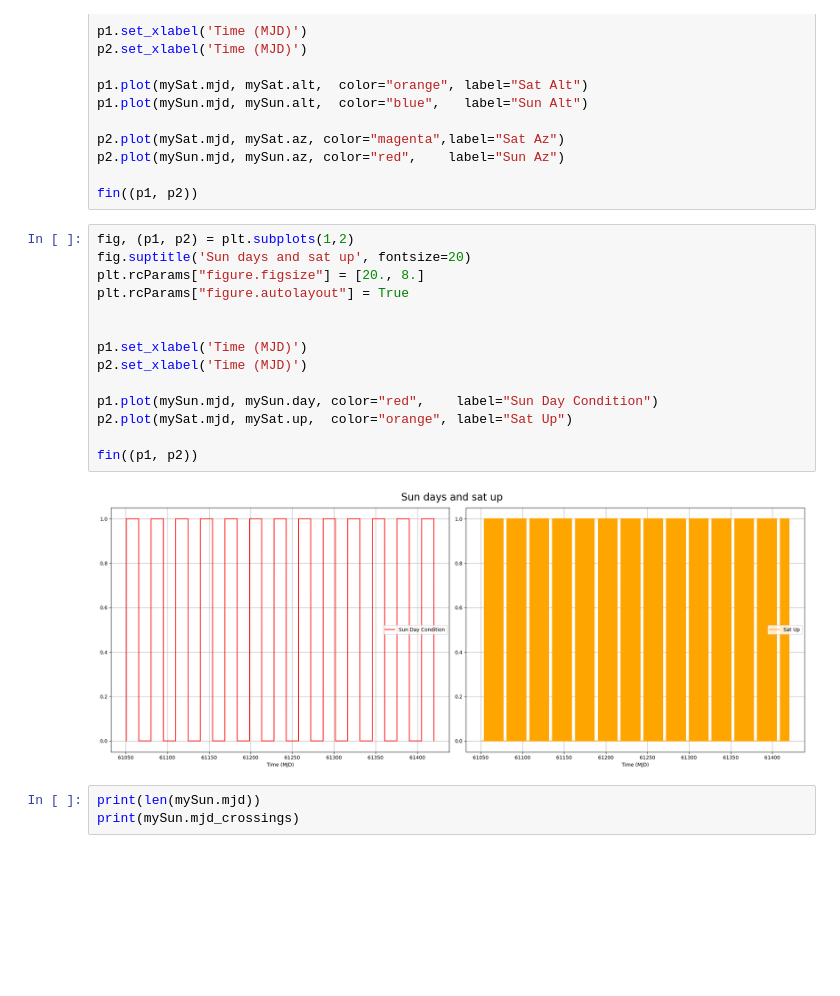
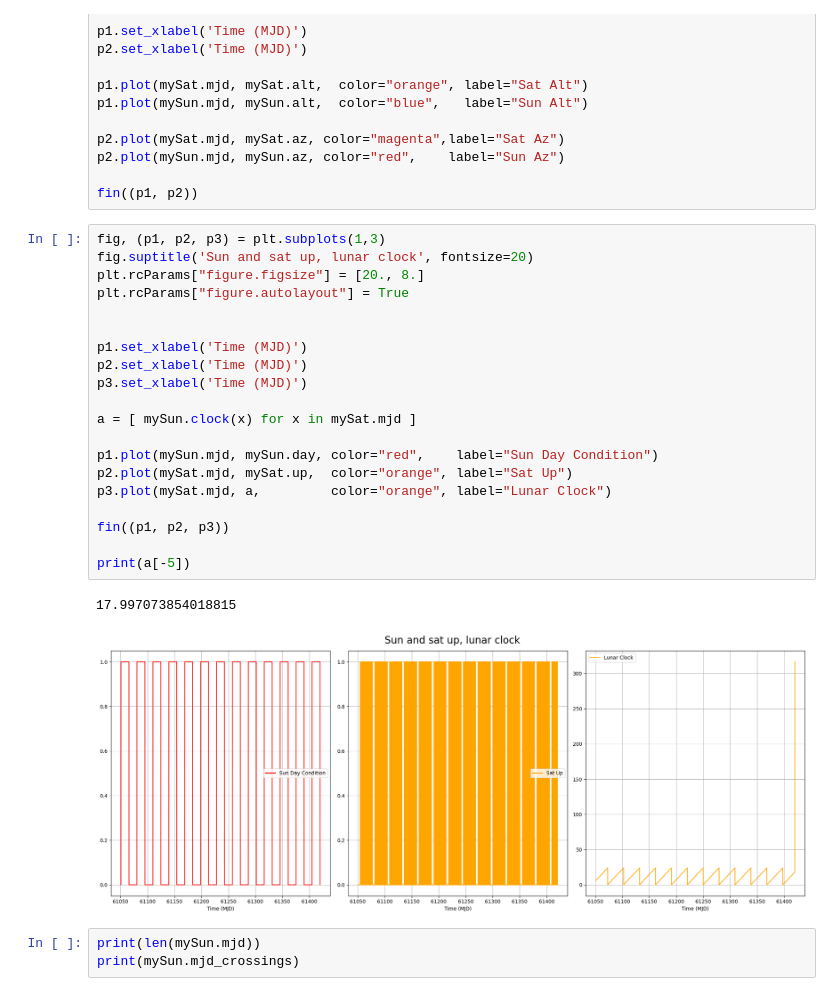
Before and after one commit to lusee-night/opsim, a Jupyter notebook: notebooks/datacheck.ipynb, the cells around one changed output. Cells and saved outputs as stored; diff of their text form; blank space fills up the shorter version.

Commit message:
Almost done with the clock

```diff
--- a/notebooks/datacheck.ipynb
+++ b/notebooks/datacheck.ipynb
@@ -97,21 +96,28 @@ p2.plot(mySun.mjd, mySun.az, color="red",    label="Sun Az")
 
 fin((p1, p2))
 # %%
-fig, (p1, p2) = plt.subplots(1,2)
-fig.suptitle('Sun days and sat up', fontsize=20)
+fig, (p1, p2, p3) = plt.subplots(1,3)
+fig.suptitle('Sun and sat up, lunar clock', fontsize=20)
 plt.rcParams["figure.figsize"] = [20., 8.]
 plt.rcParams["figure.autolayout"] = True
 
 
 p1.set_xlabel('Time (MJD)')
 p2.set_xlabel('Time (MJD)')
+p3.set_xlabel('Time (MJD)')
+
+a = [ mySun.clock(x) for x in mySat.mjd ]
 
 p1.plot(mySun.mjd, mySun.day, color="red",    label="Sun Day Condition")
 p2.plot(mySat.mjd, mySat.up,  color="orange", label="Sat Up")
+p3.plot(mySat.mjd, a,         color="orange", label="Lunar Clock")
 
-fin((p1, p2))
+fin((p1, p2, p3))
+
+print(a[-5])
 # %% [output]
+17.997073854018815
-[figure, old version]
+[figure, new version]
 # %%
 print(len(mySun.mjd))
 print(mySun.mjd_crossings)
```
Also changed, not shown: parts of 2 cells of this notebook, 1 other file.
